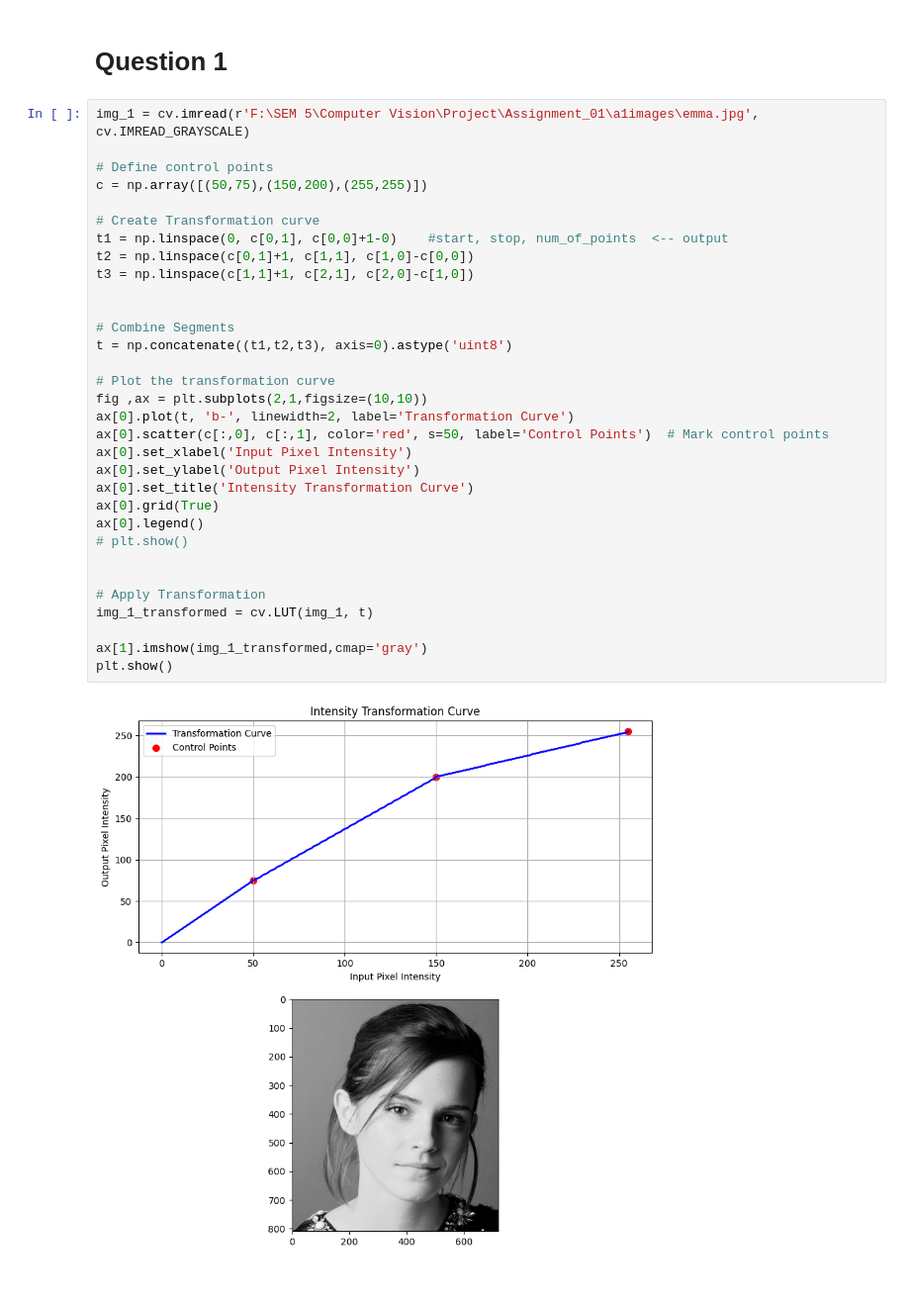
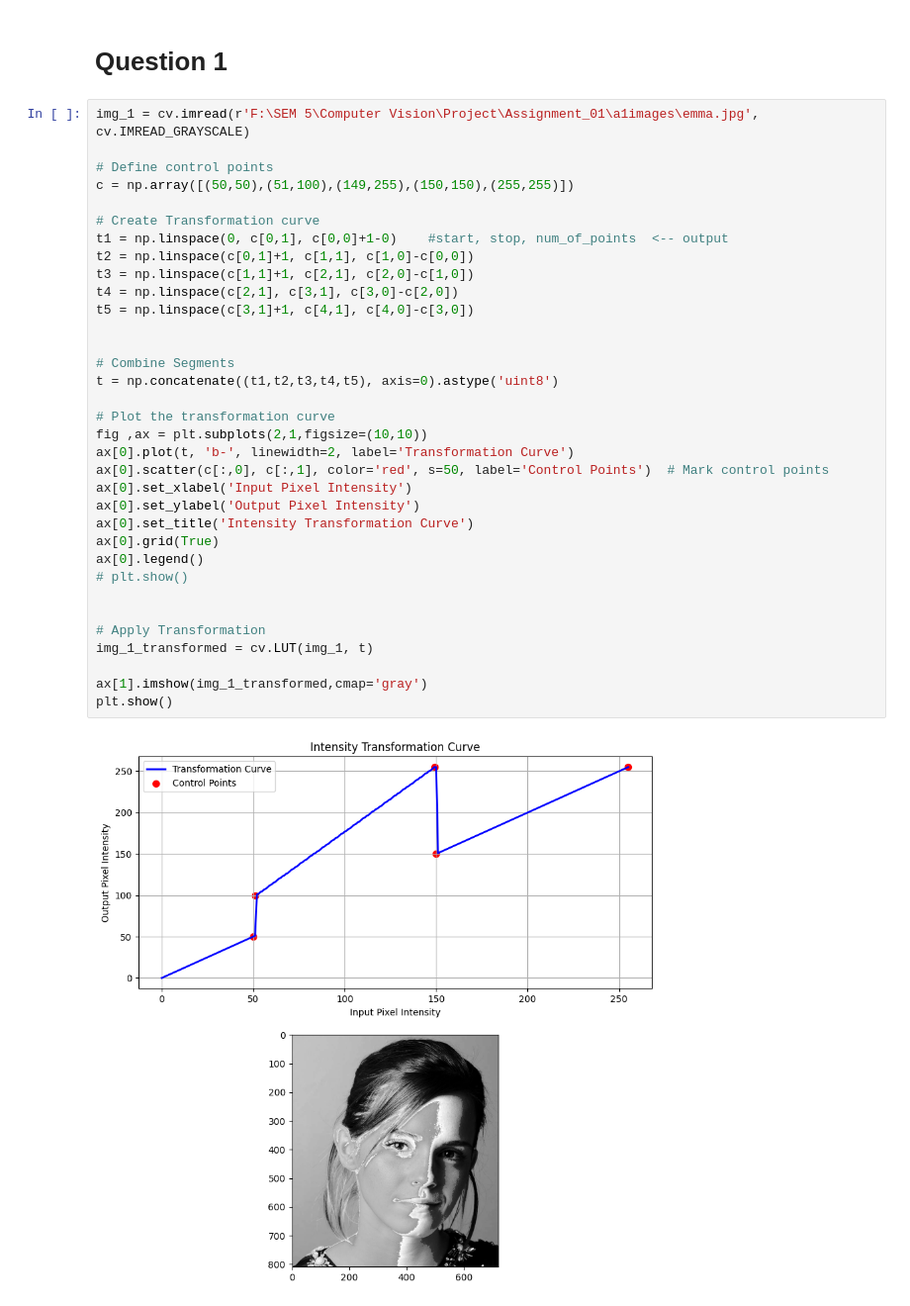
Before and after one commit to Nishitha0730/Computer-Vision, a Jupyter notebook: Assignment_01/Assignment_1.ipynb, the cells around one changed output. Shown at 99% size. Cells and saved outputs as stored; diff of their text form.

Commit message:
transformation curve corrected. previous one is wrong

```diff
--- a/Assignment_01/Assignment_1.ipynb
+++ b/Assignment_01/Assignment_1.ipynb
@@ -8,33 +8,35 @@ import matplotlib.pyplot as plt
 img_1 = cv.imread(r'F:\SEM 5\Computer Vision\Project\Assignment_01\a1images\emma.jpg', cv.IMREAD_GRAYSCALE)
 
 # Define control points
-c = np.array([(50,75),(150,200),(255,255)])
+c = np.array([(50,50),(51,100),(149,255),(150,150),(255,255)])
 
 # Create Transformation curve
 t1 = np.linspace(0, c[0,1], c[0,0]+1-0)    #start, stop, num_of_points  <-- output
 t2 = np.linspace(c[0,1]+1, c[1,1], c[1,0]-c[0,0])
 t3 = np.linspace(c[1,1]+1, c[2,1], c[2,0]-c[1,0])
+t4 = np.linspace(c[2,1], c[3,1], c[3,0]-c[2,0])
+t5 = np.linspace(c[3,1]+1, c[4,1], c[4,0]-c[3,0])
 
 
 # Combine Segments
-t = np.concatenate((t1,t2,t3), axis=0).astype('uint8')
+t = np.concatenate((t1,t2,t3,t4,t5), axis=0).astype('uint8')
 
 # Plot the transformation curve
 fig ,ax = plt.subplots(2,1,figsize=(10,10))
 ax[0].plot(t, 'b-', linewidth=2, label='Transformation Curve')
 ax[0].scatter(c[:,0], c[:,1], color='red', s=50, label='Control Points')  # Mark control points
 ax[0].set_xlabel('Input Pixel Intensity')
 ax[0].set_ylabel('Output Pixel Intensity')
 ax[0].set_title('Intensity Transformation Curve')
 ax[0].grid(True)
 ax[0].legend()
 # plt.show()
 
 
 # Apply Transformation
 img_1_transformed = cv.LUT(img_1, t)
 
 ax[1].imshow(img_1_transformed,cmap='gray')
 plt.show()
 # %% [output]
-[figure, old version]
+[figure, new version]
```
Also changed, not shown: parts of 1 cell of this notebook.
